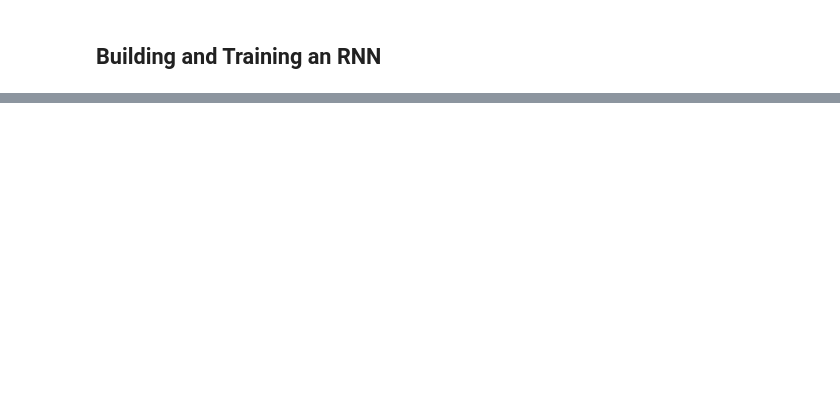
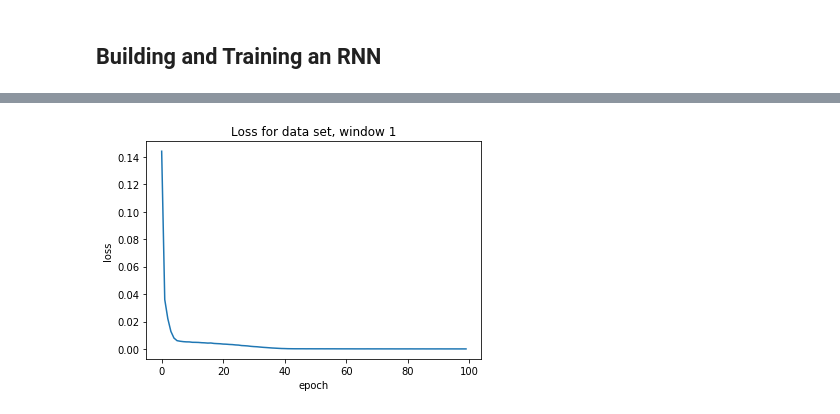
Before and after one commit to rahiakela/deep-learning--from-basics-to-practice, a Jupyter notebook: recurrent_neural_networks.ipynb, the cells around one changed output, grey strips where cells are left out. Cells and saved outputs as stored; diff of their text form; code cells hidden in the pictures; blank space fills up the shorter version.

```diff
--- a/recurrent_neural_networks.ipynb
+++ b/recurrent_neural_networks.ipynb
@@ -237,0 +263,5 @@ We set up our pre-processing so that we now have our data in the proper shape.
+# %%
+model = Sequential()
+model.add(LSTM(3, input_shape=[window_size, 1]))
+model.add(Dense(1, activation=None))
+model.summary()
@@ -237,0 +281,12 @@ We set up our pre-processing so that we now have our data in the proper shape.
+# %%
+# compile and train the model
+model.compile(loss='mean_squared_error', optimizer='adam')
+history = model.fit(X_train, y_train, epochs=100, batch_size=1, verbose=2)
+# %%
+plt.plot(history.history['loss'])
+plt.xlabel('epoch')
+plt.ylabel('loss')
+plt.title('Loss for data set, window '+str(1))
+plt.show()
+# %% [output]
+[figure, added]
```
Also changed, not shown: parts of 39 cells of this notebook.
